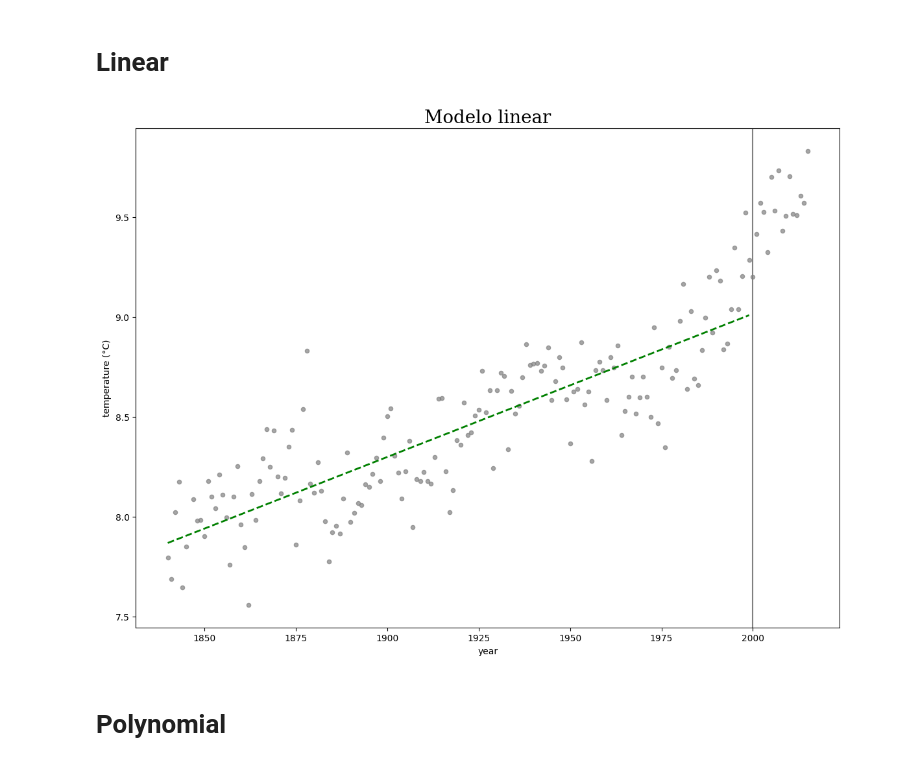
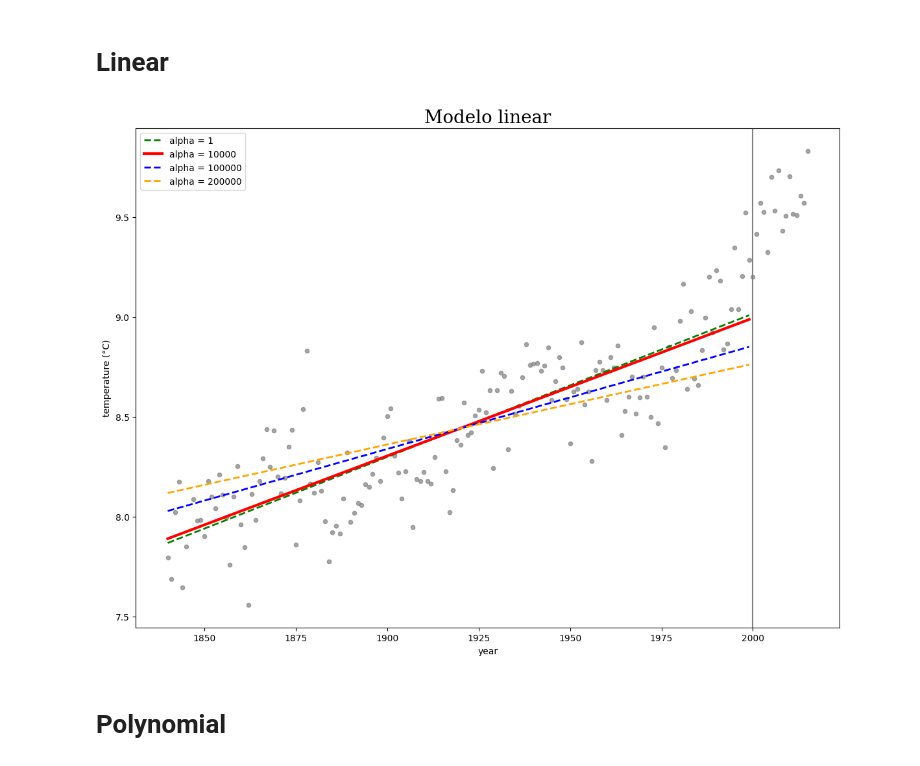
Before and after one commit to gtironi/a2_al_ridge_regression, a Jupyter notebook: plots.ipynb, the cells around one changed output. Cells and saved outputs as stored; diff of their text form; code cells hidden in the pictures.

Commit message:
Criei mais plots

```diff
--- a/plots.ipynb
+++ b/plots.ipynb
@@ -31,23 +31,33 @@ mean_temp_year.head(3)
 # %% [markdown]
 # Linear
 # %%
-linear = Ridge(alpha=1) #set the ridge regression from sklearn
-linear.fit(x_train, y_train) #apply the ridge regression from sklearn
-linear_predictions = linear.predict(x_train) #predict data of train set with ridge regression
+alphas = [1, 10000, 100000, 200000]
+
+linear_predictions = []
+
+for alpha in alphas:
+    linear = Ridge(alpha=alpha) #set the ridge regression from sklearn
+    linear.fit(x_train, y_train) #apply the ridge regression from sklearn
+    linear_predictions.append(linear.predict(x_train)) #predict data of train set with ridge regression
 
 # making plot bigger
 plt.rcParams['figure.figsize'] = [14, 10]
 
 plt.xlabel('year')
 plt.ylabel('temperature (°C)')
 plt.title('Modelo linear', fontdict = font1)
 
 plt.scatter(mean_temp_year.year, mean_temp_year.LandAverageTemperature, c='grey', alpha = 0.7, s = 20)
 plt.axvline(x = 2000, color = 'grey')
-plt.plot(x_train, linear_predictions, color='green', lw = 2, ls = '--')
-plt.savefig('linear.png', format = 'png')
+p1 = plt.plot(x_train, linear_predictions[0], color='green', lw = 2, ls = '--', label = 'alpha = 1')
+p2 = plt.plot(x_train, linear_predictions[1], color='red', lw = 3, label = 'alpha = 10000')
+p3 = plt.plot(x_train, linear_predictions[2], color='blue', lw = 2, ls = '--', label = 'alpha = 100000')
+p4 = plt.plot(x_train, linear_predictions[3], color='orange', lw = 2, ls = '--', label = 'alpha = 200000')
+
+plt.legend()
+plt.savefig('linear_alphas.png', format = 'png')
 plt.show()
 # %% [output]
-[figure, old version]
+[figure, new version]
 # %% [markdown]
 # Polynomial
```
Also changed, not shown: parts of 4 cells of this notebook, 1 other file.
